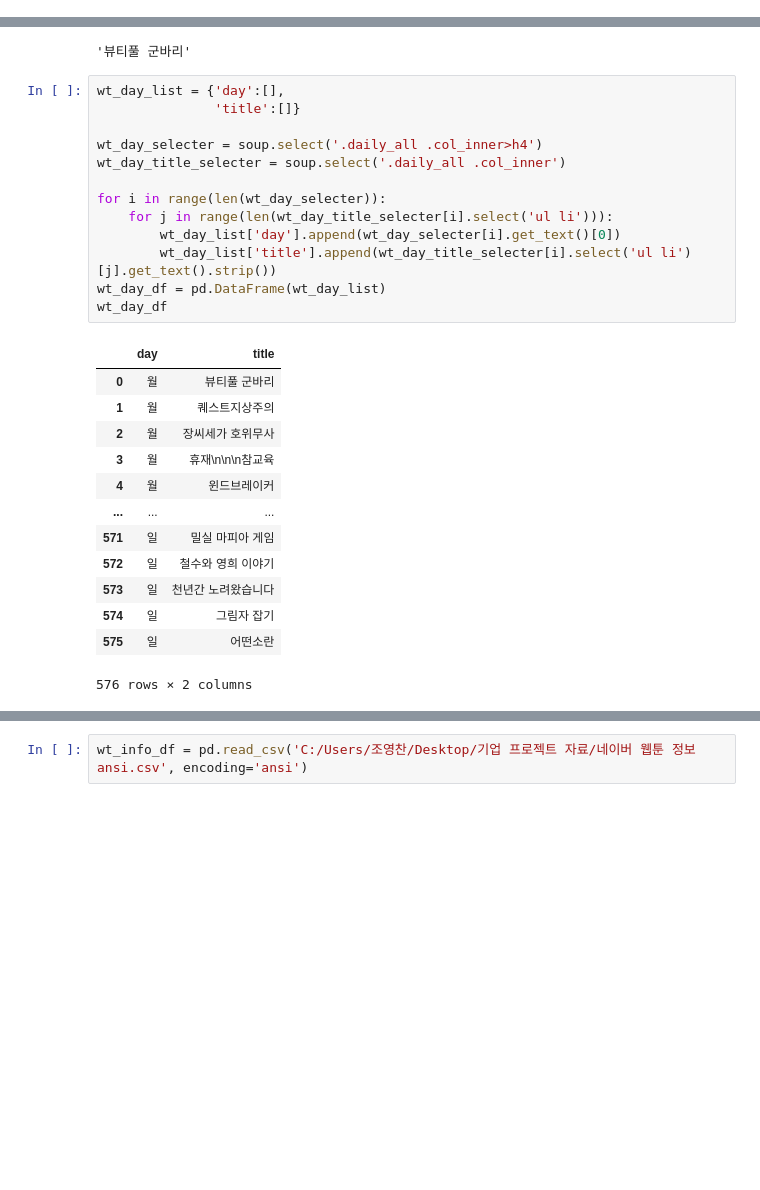
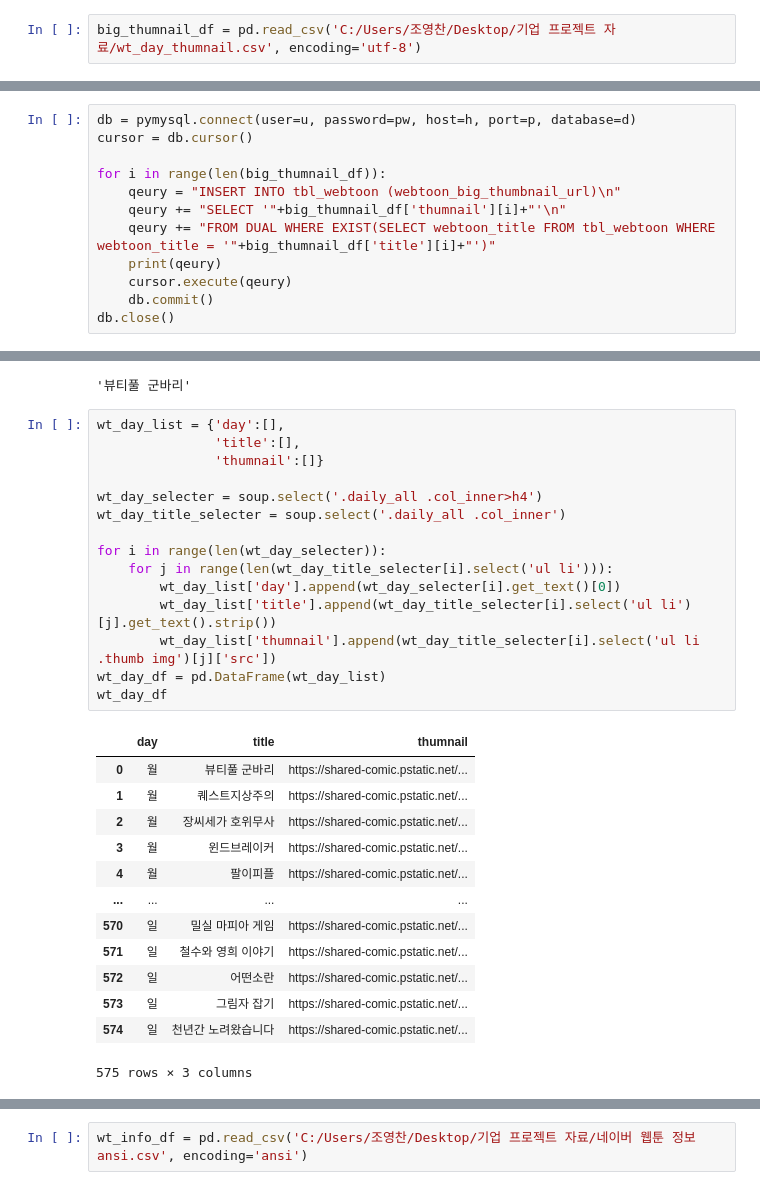
Before and after one commit to 2022-SMHRD-SW-DataDesign-1/four-leaf-clover, a Jupyter notebook: deep-learning/input_csv_to_db.ipynb, the cells around one changed output, grey strips where cells are left out. Cells and saved outputs as stored; diff of their text form; blank space fills up the shorter version.

Commit message:
2023-02-07 조영찬 big_thumbnail 추가 코드 작성

```diff
--- a/deep-learning/input_csv_to_db.ipynb
+++ b/deep-learning/input_csv_to_db.ipynb
@@ -109,3 +107,5 @@ INSERT INTO tbl_synopsim VALUES(default,'아마도, 굿모닝','아마도, 굿
 INSERT INTO tbl_synopsim VALUES(default,'천년간 노려왔습니다','천년간 노려왔습니다,폭군님은 착하게 살고 싶어,사람은 고쳐 쓰는 게 아니야!,몸이 바뀌는 사정,미나 이퀄,조선여우스캔들,하렘에서 살아남기,여신님의 호랑이 공략법,남편을 만렙으로 키우려 합니다,밤을 깨우는 마법','1.0,0.59,0.58,0.57,0.57,0.5 ...
 INSERT INTO tbl_synopsim VALUES(default,'그림자 잡기','그림자 잡기,오직, 밝은 미래,소름일기,그림자의 밤,메소드 연기법,장풍전,소년 검사,첫날밤만 세 번째,행성인간2: 행성의,굿헌팅','1.0,0.66,0.64,0.64,0.59,0.59,0.58,0.58,0.58,0.57')
 INSERT INTO tbl_synopsim VALUES(default,'어떤소란','어떤소란,이건 그냥 연애 이야기,풋내기들,선배는 나빠요!,대충 캠퍼스로맨스임,여름의 너에게,내곁엔 없을까,신의 최애캐,너의 키스씬,우리 무슨 사이야?','1.0,0.76,0.74,0.73,0.73,0.72,0.71,0.71,0.71,0.71')
+# %%
+big_thumnail_df = pd.read_csv('C:/Users/조영찬/Desktop/기업 프로젝트 자료/wt_day_thumnail.csv', encoding='utf-8')
@@ -111,0 +128,12 @@ INSERT INTO tbl_synopsim VALUES(default,'어떤소란','어떤소란,이건 그
+# %%
+db = pymysql.connect(user=u, password=pw, host=h, port=p, database=d)
+cursor = db.cursor()
+
+for i in range(len(big_thumnail_df)):
+    qeury = "INSERT INTO tbl_webtoon (webtoon_big_thumbnail_url)\n"
+    qeury += "SELECT '"+big_thumnail_df['thumnail'][i]+"'\n"
+    qeury += "FROM DUAL WHERE EXIST(SELECT webtoon_title FROM tbl_webtoon WHERE webtoon_title = '"+big_thumnail_df['title'][i]+"')"
+    print(qeury)
+    cursor.execute(qeury)
+    db.commit()
+db.close()
@@ -142,31 +175,33 @@ soup.select('.daily_all .col_inner')[0].select('ul li')[0].get_text().strip()
 '뷰티풀 군바리'
 # %%
 wt_day_list = {'day':[],
-               'title':[]}
+               'title':[],
+               'thumnail':[]}
 
 wt_day_selecter = soup.select('.daily_all .col_inner>h4')
 wt_day_title_selecter = soup.select('.daily_all .col_inner')
 
 for i in range(len(wt_day_selecter)):
     for j in range(len(wt_day_title_selecter[i].select('ul li'))):
         wt_day_list['day'].append(wt_day_selecter[i].get_text()[0])
         wt_day_list['title'].append(wt_day_title_selecter[i].select('ul li')[j].get_text().strip())
+        wt_day_list['thumnail'].append(wt_day_title_selecter[i].select('ul li .thumb img')[j]['src'])
 wt_day_df = pd.DataFrame(wt_day_list)
 wt_day_df
 # %% [output]
-|  | day | title |
-| 0 | 월 | 뷰티풀 군바리 |
-| 1 | 월 | 퀘스트지상주의 |
-| 2 | 월 | 장씨세가 호위무사 |
-| 3 | 월 | 휴재\n\n\n참교육 |
-| 4 | 월 | 윈드브레이커 |
-| ... | ... | ... |
-| 571 | 일 | 밀실 마피아 게임 |
-| 572 | 일 | 철수와 영희 이야기 |
-| 573 | 일 | 천년간 노려왔습니다 |
-| 574 | 일 | 그림자 잡기 |
-| 575 | 일 | 어떤소란 |
+|  | day | title | thumnail |
+| 0 | 월 | 뷰티풀 군바리 | https://shared-comic.pstatic.net/... |
+| 1 | 월 | 퀘스트지상주의 | https://shared-comic.pstatic.net/... |
+| 2 | 월 | 장씨세가 호위무사 | https://shared-comic.pstatic.net/... |
+| 3 | 월 | 윈드브레이커 | https://shared-comic.pstatic.net/... |
+| 4 | 월 | 팔이피플 | https://shared-comic.pstatic.net/... |
+| ... | ... | ... | ... |
+| 570 | 일 | 밀실 마피아 게임 | https://shared-comic.pstatic.net/... |
+| 571 | 일 | 철수와 영희 이야기 | https://shared-comic.pstatic.net/... |
+| 572 | 일 | 어떤소란 | https://shared-comic.pstatic.net/... |
+| 573 | 일 | 그림자 잡기 | https://shared-comic.pstatic.net/... |
+| 574 | 일 | 천년간 노려왔습니다 | https://shared-comic.pstatic.net/... |
-576 rows × 2 columns
+575 rows × 3 columns
 # %%
 for i in range(len(wt_day_df['title'])):
     wt_day_df['title'][i] = wt_day_df['title'][i].replace("\n", "")
```
Also changed, not shown: parts of 6 cells of this notebook, 4 other files.
